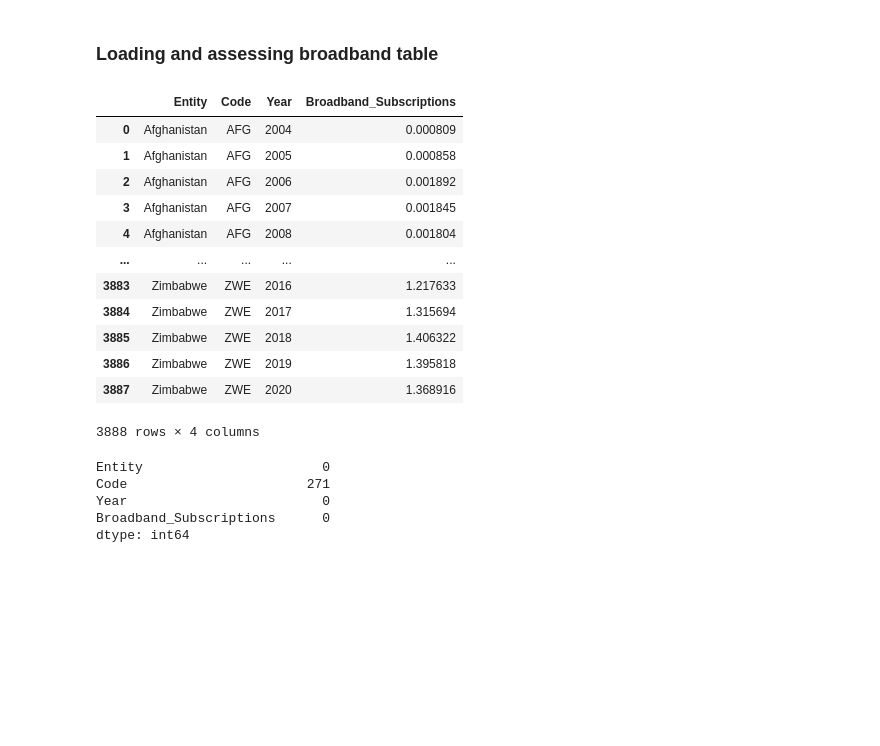
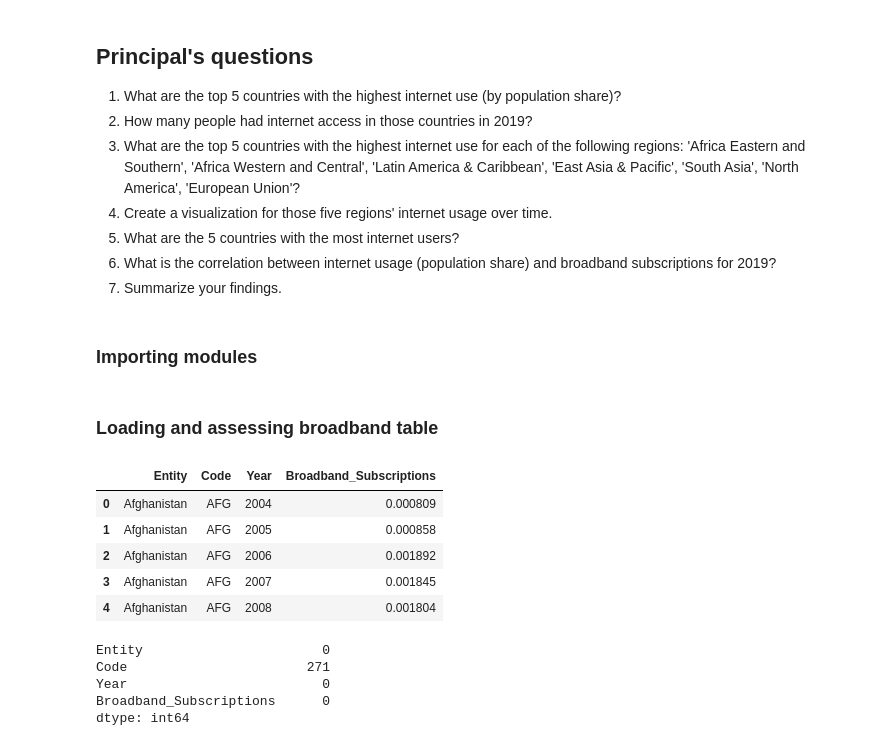
Before and after one commit to TelRich/World_Access_to_the_Internet, a Jupyter notebook: notebook.ipynb, the cells around one changed output. Drawn from its saved outputs; the diff is of its cells as text; code cells hidden in the pictures; blank space fills up the shorter version.

Commit message:
finished answering the question and adding comment

```diff
--- a/notebook.ipynb
+++ b/notebook.ipynb
@@ -106,4 +27,16 @@ You work for a policy consulting firm. One of the firm's principals is preparing
 - "Broadband_Subscriptions" - The number of fixed subscriptions to high-speed internet at downstream speeds >= 256 kbit/s for that country, region, or group.
 
 _**Acknowledgments**: Max Roser, Hannah Ritchie, and Esteban Ortiz-Ospina (2015) - "Internet." OurWorldInData.org._
+# %% [markdown]
+## Principal's questions
+
+1. What are the top 5 countries with the highest internet use (by population share)?
+2. How many people had internet access in those countries in 2019?
+3. What are the top 5 countries with the highest internet use for each of the following regions: 'Africa Eastern and Southern', 'Africa Western and Central', 'Latin America & Caribbean', 'East Asia & Pacific', 'South Asia', 'North America', 'European Union'?
+4. Create a visualization for those five regions' internet usage over time.
+5. What are the 5 countries with the most internet users?
+6. What is the correlation between internet usage (population share) and broadband subscriptions for 2019?
+7. Summarize your findings.
+# %% [markdown]
+### Importing modules
 # %%
@@ -116,21 +50,14 @@ import numpy as np
 # %%
 # Read the broadband table
 broadband = pd.read_csv('data/broadband.csv')
 
 # table preview
-broadband
+broadband.head()
 # %% [output]
 |  | Entity | Code | Year | Broadband_Subscriptions |
 | 0 | Afghanistan | AFG | 2004 | 0.000809 |
 | 1 | Afghanistan | AFG | 2005 | 0.000858 |
 | 2 | Afghanistan | AFG | 2006 | 0.001892 |
 | 3 | Afghanistan | AFG | 2007 | 0.001845 |
 | 4 | Afghanistan | AFG | 2008 | 0.001804 |
-| ... | ... | ... | ... | ... |
-| 3883 | Zimbabwe | ZWE | 2016 | 1.217633 |
-| 3884 | Zimbabwe | ZWE | 2017 | 1.315694 |
-| 3885 | Zimbabwe | ZWE | 2018 | 1.406322 |
-| 3886 | Zimbabwe | ZWE | 2019 | 1.395818 |
-| 3887 | Zimbabwe | ZWE | 2020 | 1.368916 |
-3888 rows × 4 columns
 # %%
```
Also changed, not shown: parts of 56 cells of this notebook, 1 other file.
